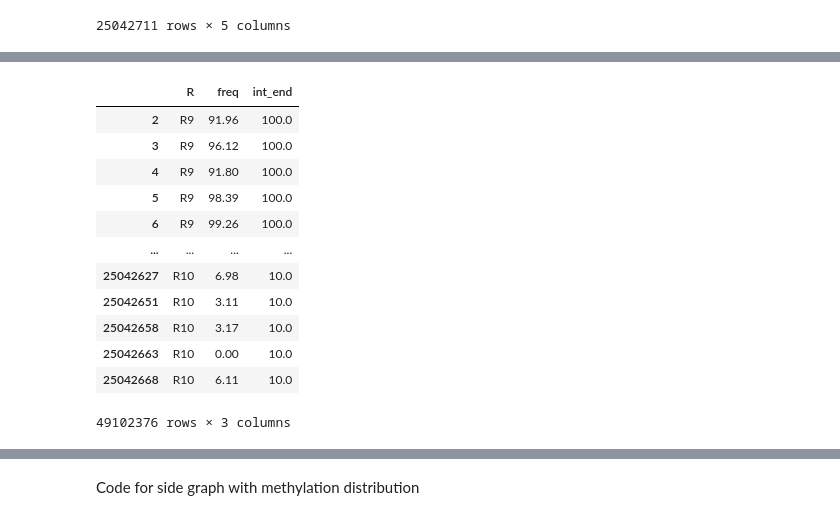
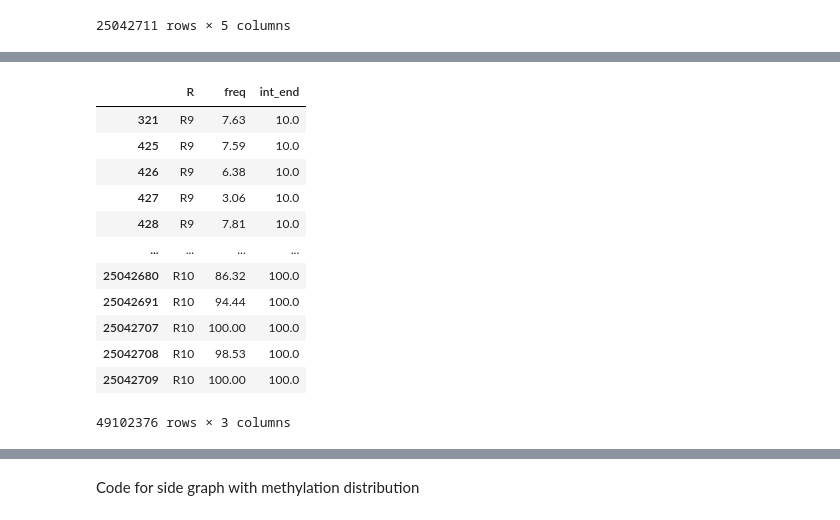
Before and after one commit to rgenner/R9_R10, a Jupyter notebook: HG002_VIOLIN_R9_binning-FINAL_code.ipynb, the cells around one changed output, grey strips where cells are left out. Cells and saved outputs as stored; diff of their text form; code cells hidden in the pictures.

```diff
--- a/HG002_VIOLIN_R9_binning-FINAL_code.ipynb
+++ b/HG002_VIOLIN_R9_binning-FINAL_code.ipynb
@@ -133,12 +129,11 @@ inner
 # %%
 # Create list (bins) of integers within given increment and range, ex. bins_10 is increments of 10 from 0-100
 
-bins_10 = 0, 10, 20, 30, 40, 50, 60, 70, 80, 90, 100
-bins_20 = 0, 20, 40, 60, 80, 100
+bins_10 = [0, 10, 20, 30, 40, 50, 60, 70, 80, 90, 100]
 
 # tried to make a function for this and it didn't work?
-#def binning(inc):
-#    return list(range(0, 101, inc))
-# Driver Code
-#inc = 10
-#bins = print(binning(10))
+def binning(binning_interval):
+    return list(range(0, 101, binning_interval))
+
+
+bins = print(binning(10))
@@ -300,21 +201,45 @@ freqs_10_R10 = freqs_10_R10.rename(columns={'R10':'R', 'freq.R10':'freq'})
-# %%
-# combine all dataframes
-freqs_100_all = pd.concat([freqs_100_R9, freqs_100_R10, freqs_90_R9, freqs_90_R10, freqs_80_R9, freqs_80_R10, freqs_70_R9, freqs_70_R10, freqs_60_R9, freqs_60_R10, freqs_50_R9, freqs_50_R10, freqs_40_R9, freqs_40_R10, freqs_30_R9, freqs_30_R10, freqs_20_R9, freqs_20_R10, freqs_10_R9, freqs_10_R10],axis=0)
-freqs_100_all
-# %% [output]
-|  | R | freq | int_end |
-| 2 | R9 | 91.96 | 100.0 |
-| 3 | R9 | 96.12 | 100.0 |
-| 4 | R9 | 91.80 | 100.0 |
-| 5 | R9 | 98.39 | 100.0 |
-| 6 | R9 | 99.26 | 100.0 |
-| ... | ... | ... | ... |
-| 25042627 | R10 | 6.98 | 10.0 |
-| 25042651 | R10 | 3.11 | 10.0 |
-| 25042658 | R10 | 3.17 | 10.0 |
-| 25042663 | R10 | 0.00 | 10.0 |
-| 25042668 | R10 | 6.11 | 10.0 |
-49102376 rows × 3 columns
+# %%
+keys = [10, 20, 30, 40, 50, 60, 70, 80, 90, 100]
+
+freqs_dict = {}
+R9_freqs = {}
+R10_freqs = {}
+R9_R10_combined={}
+names = []
+
+for key in keys:
+    freqs_dict[key] = freqs.loc[freqs['int_end'] == float(key)]
+    for row in freqs_dict:
+        R9_freqs[key] = freqs_dict[key][['R9','freq.R9', 'int_end']]
+        R9_freqs[key] = R9_freqs[key].rename(columns={'R9':'R', 'freq.R9':'freq'})
+        R10_freqs[key] = freqs_dict[key][['R10','freq.R10', 'int_end']]
+        R10_freqs[key] = R10_freqs[key].rename(columns={'R10':'R', 'freq.R10':'freq'})
+    names.append('R9_freqs[' + str(key) + ']' )
+    names.append('R10_freqs[' + str(key) + ']' )
+
+
+names
+
+#R9_R10_combined = pd.concat([print(names)], axis=0)
+
+R9_R10_combined = pd.concat([R9_freqs[10], R9_freqs[20], R9_freqs[30], R9_freqs[40], R9_freqs[50], R9_freqs[60], R9_freqs[70], R9_freqs[80], R9_freqs[90], R9_freqs[100], R10_freqs[10], R10_freqs[20], R10_freqs[30], R10_freqs[40], R10_freqs[50], R10_freqs[60], R10_freqs[70], R10_freqs[80], R10_freqs[90], R10_freqs[100]],axis=0)
+
+
+R9_R10_combined
+# %% [output]
+|  | R | freq | int_end |
+| 321 | R9 | 7.63 | 10.0 |
+| 425 | R9 | 7.59 | 10.0 |
+| 426 | R9 | 6.38 | 10.0 |
+| 427 | R9 | 3.06 | 10.0 |
+| 428 | R9 | 7.81 | 10.0 |
+| ... | ... | ... | ... |
+| 25042680 | R10 | 86.32 | 100.0 |
+| 25042691 | R10 | 94.44 | 100.0 |
+| 25042707 | R10 | 100.00 | 100.0 |
+| 25042708 | R10 | 98.53 | 100.0 |
+| 25042709 | R10 | 100.00 | 100.0 |
+49102376 rows × 3 columns
 # %%
 axis = 0, 10, 20, 30, 40, 50, 60, 70, 80, 90, 100
 
```
Also changed, not shown: parts of 7 cells of this notebook.
